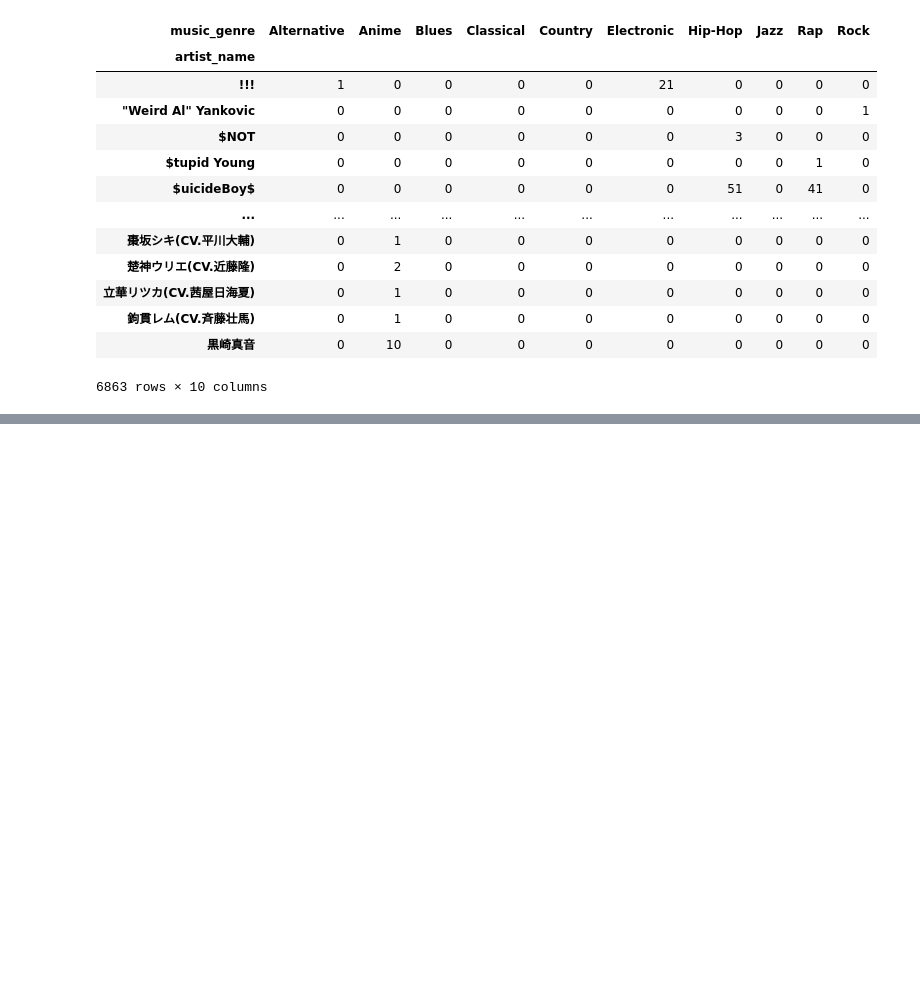
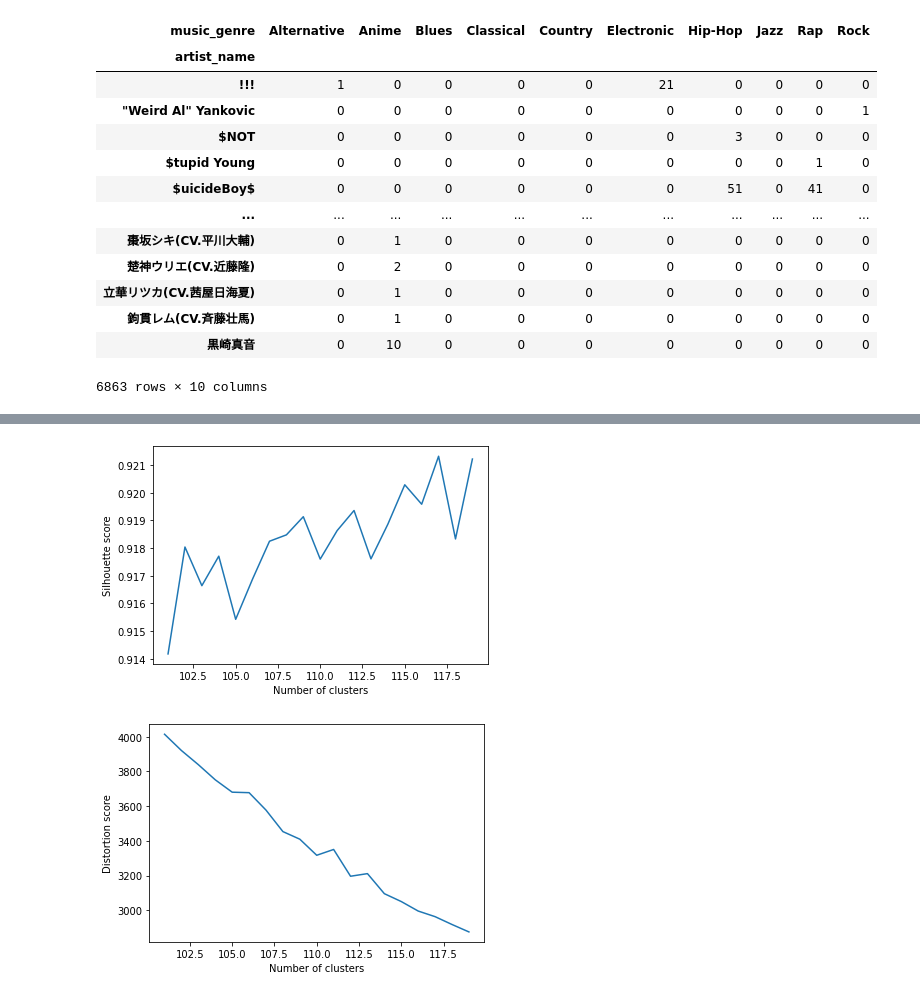
Before and after one commit to bileldhambri/DS-Project-Music-Classification, a Jupyter notebook: Binary classification_3.ipynb, the cells around one changed output, grey strips where cells are left out. Cells and saved outputs as stored; diff of their text form; code cells hidden in the pictures; blank space fills up the shorter version.

```diff
--- a/Binary classification_3.ipynb
+++ b/Binary classification_3.ipynb
@@ -63,3 +94,41 @@ sparse_matrix = csr_matrix(pivot_table)
+# %%
+from scipy.sparse import csr_matrix
+
+# Convert your data to a sparse matrix
+sparse_matrix = csr_matrix(pivot_table)
+from sklearn.metrics.pairwise import cosine_similarity
+from sklearn.cluster import KMeans
+from sklearn.metrics import silhouette_score
+import matplotlib.pyplot as plt
+
+# Compute cosine similarity matrix
+cos_sim_matrix = cosine_similarity(sparse_matrix)
+distortion_scores = []
+
+# Compute silhouette scores for different number of clusters
+silhouette_scores = []
+for n_clusters in range(101, 120):
+    kmeans = KMeans(n_clusters=n_clusters, random_state=42)
+    cluster_labels = kmeans.fit_predict(cos_sim_matrix)
+    silhouette_scores.append(silhouette_score(cos_sim_matrix, cluster_labels))
+    distortion_scores.append(kmeans.inertia_)
+# Plot silhouette scores vs number of clusters
+plt.plot(range(101, 120), silhouette_scores)
+plt.xlabel('Number of clusters')
+plt.ylabel('Silhouette score')
+plt.show()
+
+# Compute distortion scores for different number of clusters
+
+
+# Plot distortion scores vs number of clusters
+plt.plot(range(101, 120), distortion_scores)
+plt.xlabel('Number of clusters')
+plt.ylabel('Distortion score')
+plt.show()
+# %% [output]
+[figure, added]
+[figure, added]
 # %%
 from sklearn.metrics.pairwise import cosine_similarity
 import numpy as np
```
Also changed, not shown: parts of 22 cells of this notebook.
